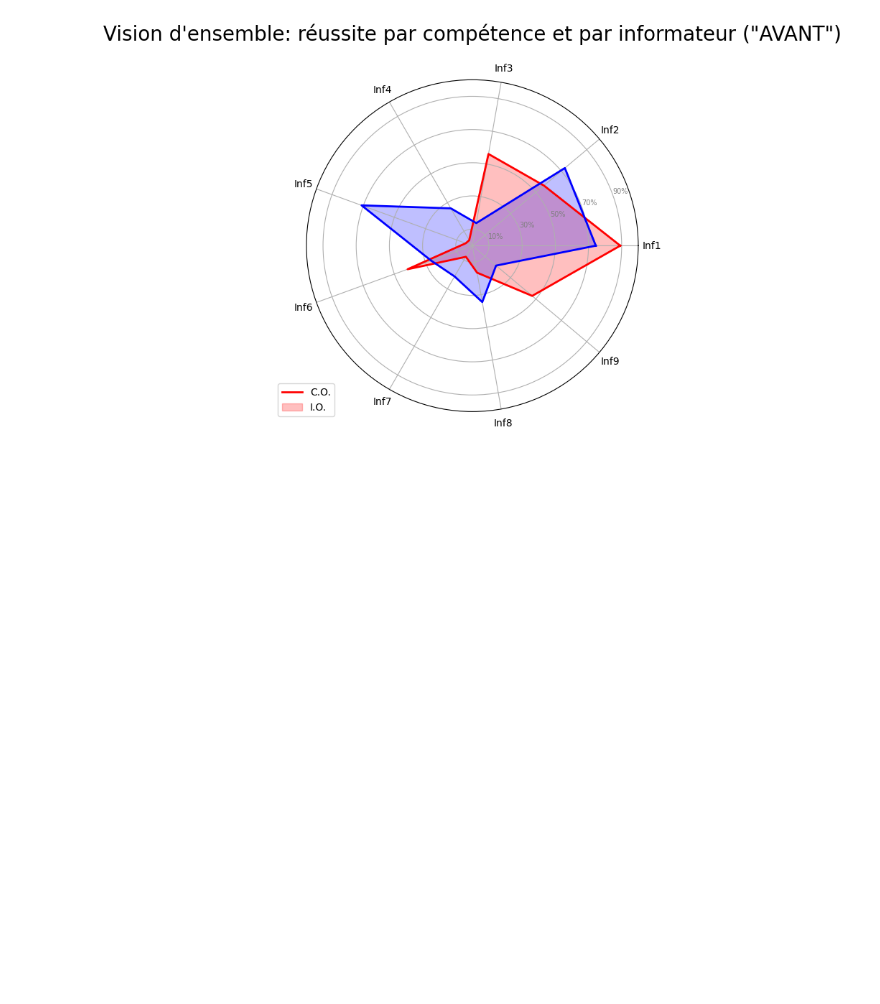
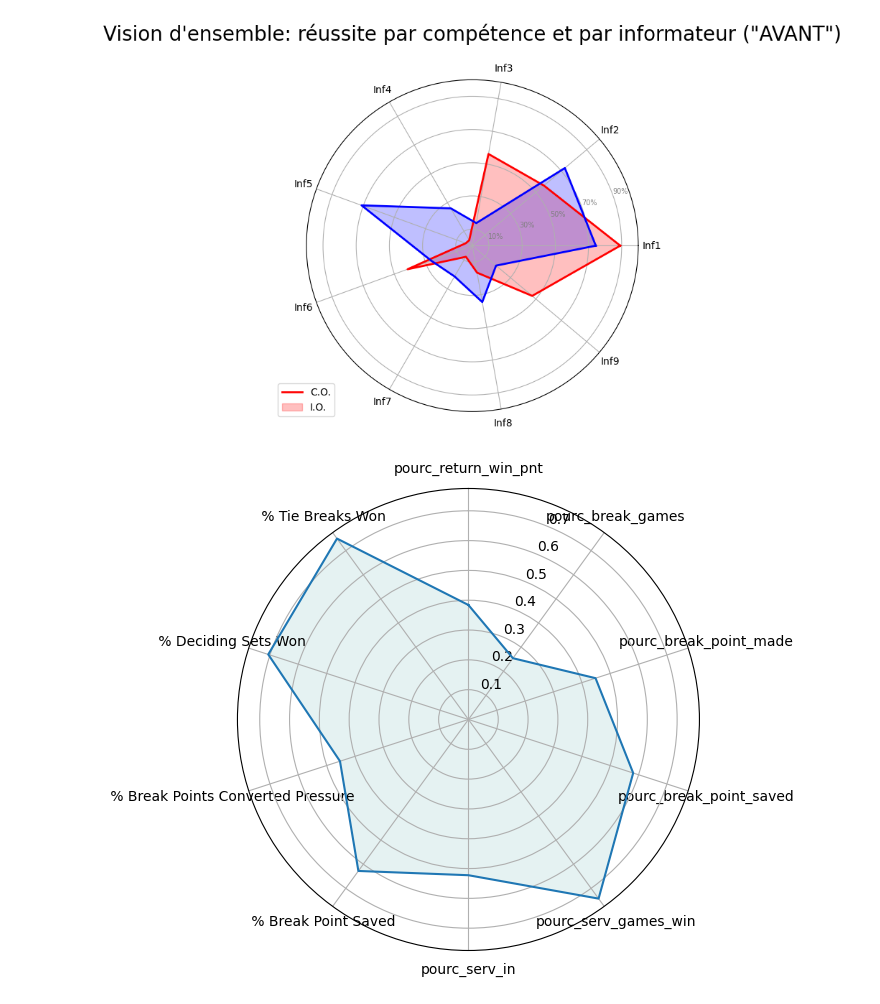
Before and after one commit to henrifabre123/tennisML, a Jupyter notebook: Visualisation.ipynb, the cells around one changed output. Cells and saved outputs as stored; diff of their text form; code cells hidden in the pictures; blank space fills up the shorter version.

```diff
--- a/Visualisation.ipynb
+++ b/Visualisation.ipynb
@@ -515,0 +538,77 @@ plt.show()
+# %%
+import pandas as pd
+import matplotlib.pyplot as plt
+import numpy as np
+import ast
+
+# Assuming df_infos_joueurs is your DataFrame containing player data
+df_infos_joueurs = pd.read_csv('./Data/Data_utiles/info_joueurs.csv')
+
+def convert_percentages_to_decimals(input_dict):
+    for key, value in input_dict.items():
+        if isinstance(value, str) and value.endswith('%'):
+            input_dict[key] = float(value.strip('%')) / 100
+    return input_dict
+
+class PlayerRadarChart:
+    def __init__(self, data):
+        self.data = data
+        self.categories = list(data.keys())
+        self.values = list(data.values())
+        self.values += self.values[:1]  # Complete the circle
+        self.angles = np.linspace(0, 2 * np.pi, len(self.categories), endpoint=False).tolist()
+        self.angles += self.angles[:1]  # Ensure the graph starts and ends at the same point
+
+    def plot_on_ax(self, ax, color, label):
+        ax.plot(self.angles, self.values, color=color, linewidth=2, linestyle='solid', label=label)
+        ax.fill(self.angles, self.values, color=color, alpha=0.25)
+
+
+    def plot(self):
+        fig, ax = plt.subplots(figsize=(6, 6), subplot_kw=dict(polar=True))
+        ax.set_theta_offset(np.pi / 2)
+        ax.set_theta_direction(-1)
+
+        plt.xticks(self.angles[:-1], self.categories)
+
+        ax.plot(self.angles, self.values)
+        ax.fill(self.angles, self.values, 'teal', alpha=0.1)
+
+        plt.show()
+
+
+
+def generate_player_radar_chart(player_name, year):
+    # Retrieve player data
+    player_info = df_infos_joueurs[df_infos_joueurs['name'] == player_name]
+
+    if player_info.empty or str(year) not in player_info:
+        print(f"No data available for {player_name} in {year}.")
+        return
+
+    # Convert the year's data from string to dictionary
+    year_data_str = player_info[str(year)].values[0]
+    year_data_dict = ast.literal_eval(year_data_str)
+
+    # Convert percentages to decimals
+    year_data_dict = convert_percentages_to_decimals(year_data_dict)
+
+    # Define the keys to plot
+    keys_to_plot = [
+        'pourc_return_win_pnt', 'pourc_break_games', 'pourc_break_point_made',
+        'pourc_break_point_saved', 'pourc_serv_games_win', 'pourc_serv_in',
+        ' % Break Point Saved', ' % Break Points Converted Pressure',
+        ' % Deciding Sets Won', ' % Tie Breaks Won'
+    ]
+
+    # Filter the data
+    filtered_data = {key: year_data_dict[key] for key in keys_to_plot if key in year_data_dict}
+
+    # Generate and show the radar chart
+    radar_chart = PlayerRadarChart(filtered_data)
+    radar_chart.plot()
+
+# Example usage
+generate_player_radar_chart("benoit paire", 2015)
+# %% [output]
+[figure, added]
```
Also changed, not shown: parts of 4 cells of this notebook.
